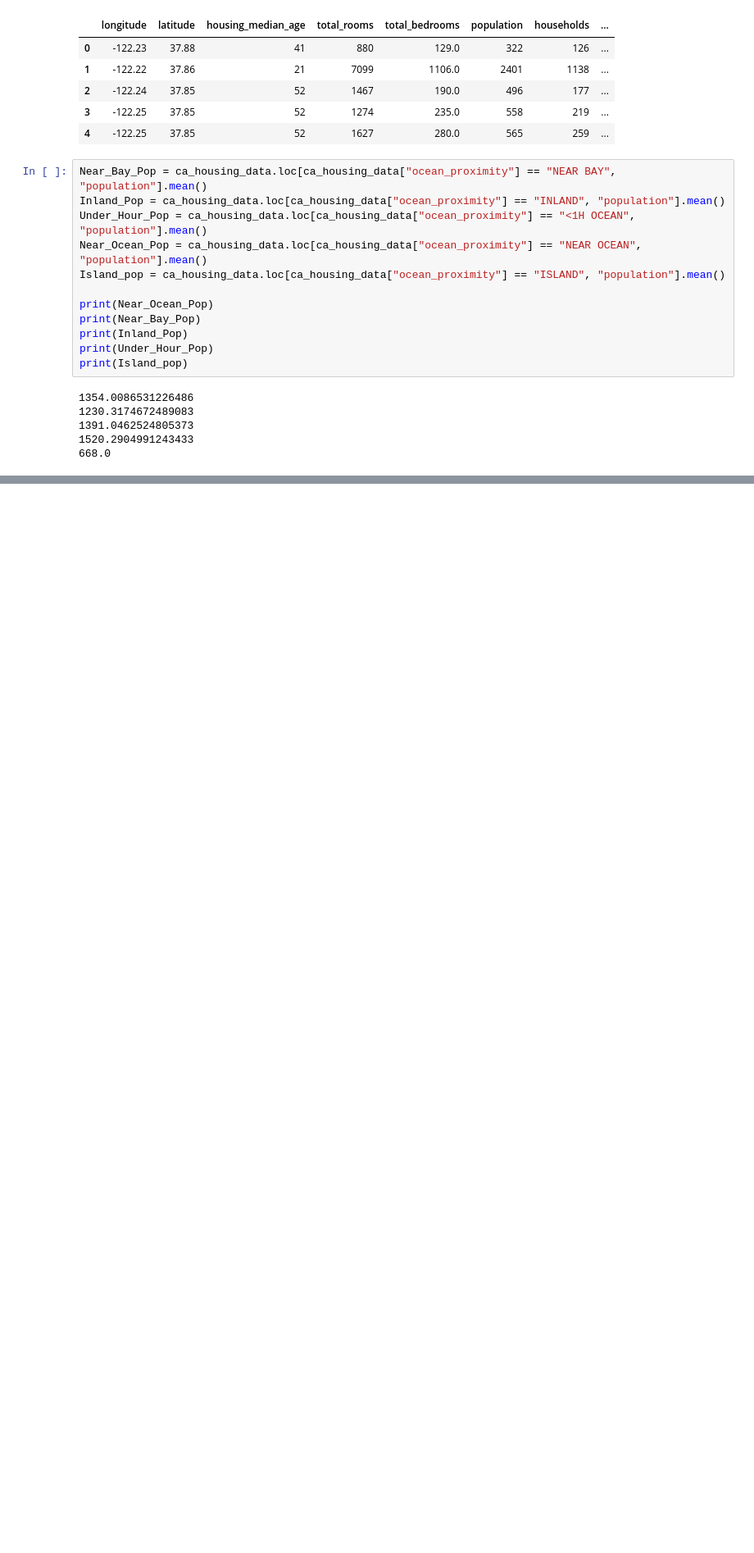
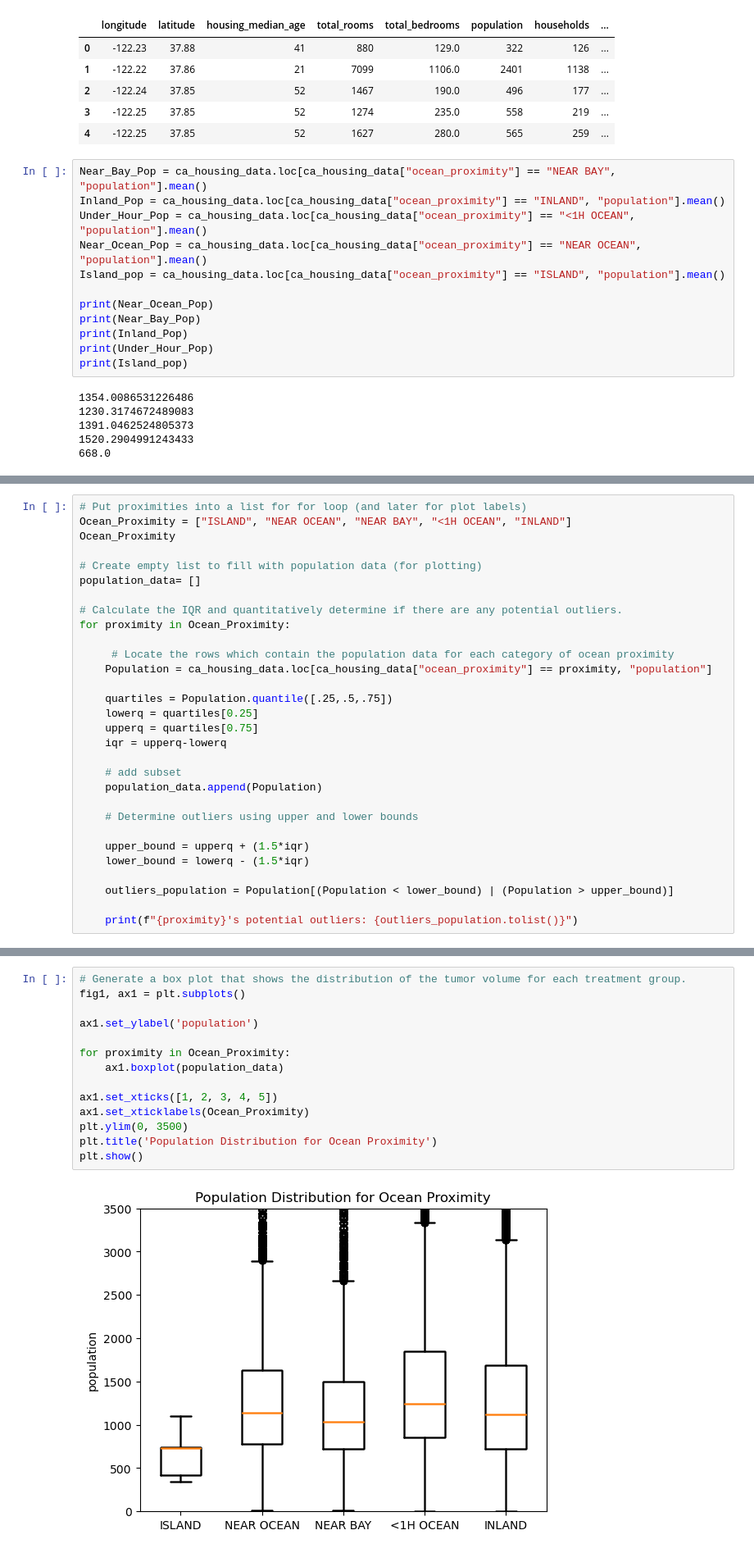
Before and after one commit to k22delafuente/Project_1_G2, a Jupyter notebook: kims_project_1.ipynb, the cells around one changed output, grey strips where cells are left out. Shown: that part at 82% size. Saved outputs shown, nothing was run; the diff lists cells and outputs as text; blank space fills up the shorter version.

```diff
--- a/kims_project_1.ipynb
+++ b/kims_project_1.ipynb
@@ -41,0 +36,30 @@ plt.show()
+# %%
+# Put proximities into a list for for loop (and later for plot labels)
+Ocean_Proximity = ["ISLAND", "NEAR OCEAN", "NEAR BAY", "<1H OCEAN", "INLAND"]
+Ocean_Proximity
+
+# Create empty list to fill with population data (for plotting)
+population_data= []
+
+# Calculate the IQR and quantitatively determine if there are any potential outliers.
+for proximity in Ocean_Proximity:
+
+     # Locate the rows which contain the population data for each category of ocean proximity
+    Population = ca_housing_data.loc[ca_housing_data["ocean_proximity"] == proximity, "population"]
+
+    quartiles = Population.quantile([.25,.5,.75])
+    lowerq = quartiles[0.25]
+    upperq = quartiles[0.75]
+    iqr = upperq-lowerq
+
+    # add subset
+    population_data.append(Population)
+
+    # Determine outliers using upper and lower bounds
+
+    upper_bound = upperq + (1.5*iqr)
+    lower_bound = lowerq - (1.5*iqr)
+
+    outliers_population = Population[(Population < lower_bound) | (Population > upper_bound)]
+
+    print(f"{proximity}'s potential outliers: {outliers_population.tolist()}")
@@ -41,0 +72,16 @@ plt.show()
+# %%
+# Generate a box plot that shows the distribution of the tumor volume for each treatment group.
+fig1, ax1 = plt.subplots()
+
+ax1.set_ylabel('population')
+
+for proximity in Ocean_Proximity:
+    ax1.boxplot(population_data)
+
+ax1.set_xticks([1, 2, 3, 4, 5])
+ax1.set_xticklabels(Ocean_Proximity)
+plt.ylim(0, 3500)
+plt.title('Population Distribution for Ocean Proximity')
+plt.show()
+# %% [output]
+[figure, added]
```
Also changed, not shown: parts of 2 cells of this notebook.
